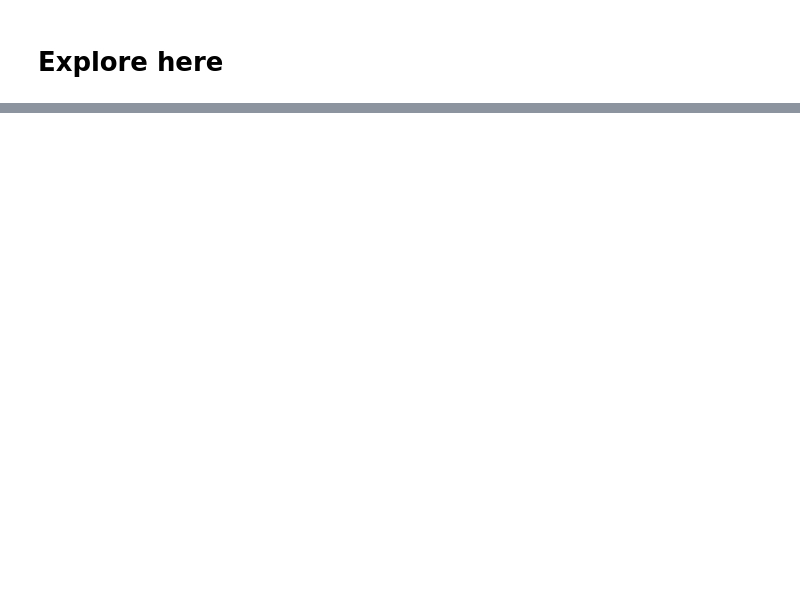
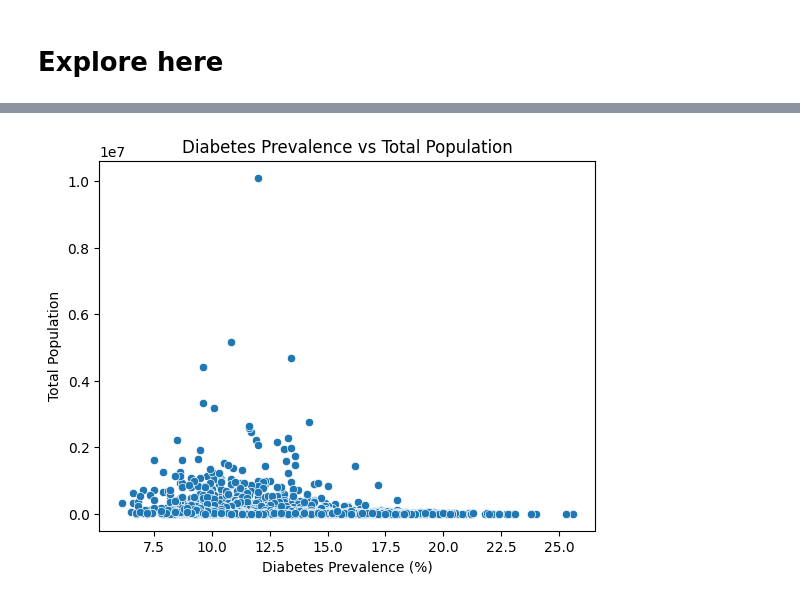
Before and after one commit to Mariarodrigues27/regularizedlinearregression, a Jupyter notebook: src/explore.ipynb, the cells around one changed output, grey strips where cells are left out. Saved outputs shown, nothing was run; the diff lists cells and outputs as text; code cells hidden in the pictures; blank space fills up the shorter version.

```diff
--- a/src/explore.ipynb
+++ b/src/explore.ipynb
@@ -111,0 +80,8 @@ X_test_sel.head()
+# %%
+sns.scatterplot(x='diabetes_prevalence', y='TOT_POP', data=data)
+plt.title('Diabetes Prevalence vs Total Population')
+plt.xlabel('Diabetes Prevalence (%)')
+plt.ylabel('Total Population')
+plt.show()
+# %% [output]
+[figure, added]
```
Also changed, not shown: parts of 28 cells of this notebook.
